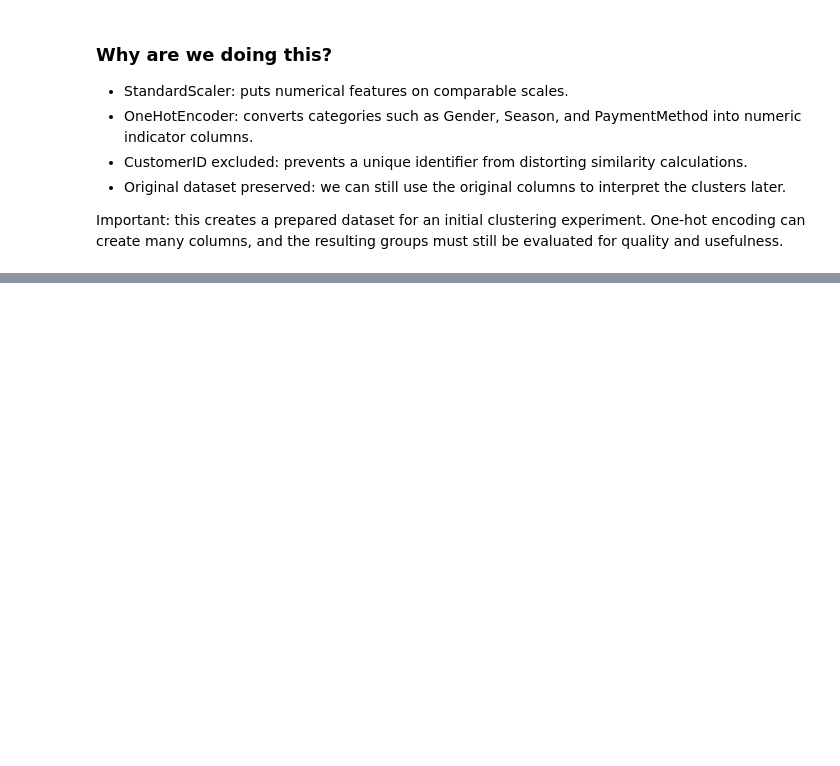
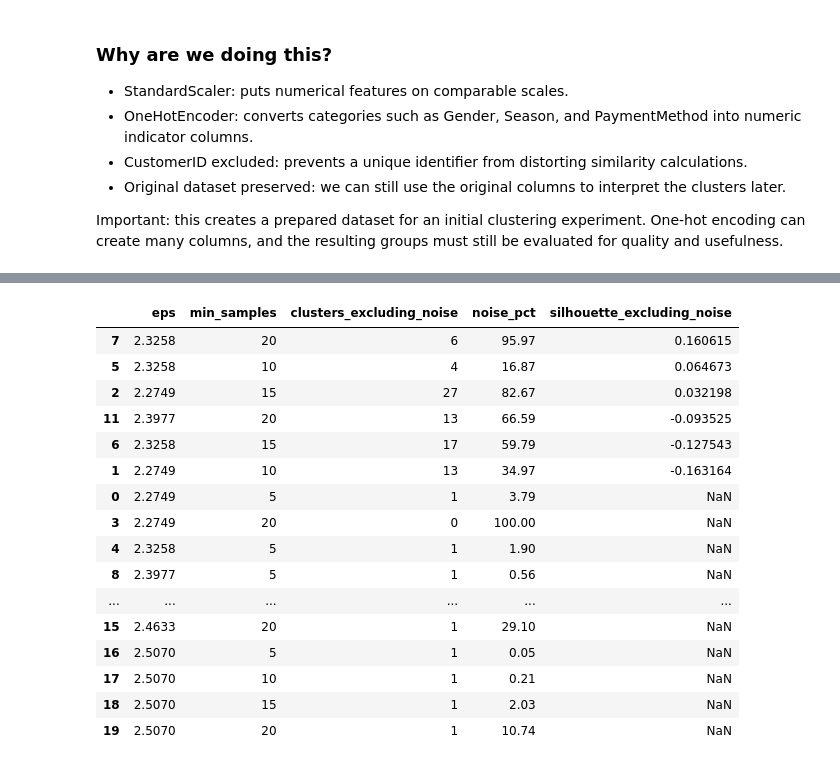
Before and after one commit to SadabAli/Customer-Sigmentation, a Jupyter notebook: EDA.ipynb, the cells around one changed output, grey strips where cells are left out. Drawn from its saved outputs; the diff is of its cells as text; code cells hidden in the pictures; blank space fills up the shorter version.

```diff
--- a/EDA.ipynb
+++ b/EDA.ipynb
@@ -726,0 +770,76 @@ Important: this creates a prepared dataset for an initial clustering experiment.
+# %%
+
+# Candidate eps values based on the k-distance distribution
+eps_values = [
+    float(np.quantile(k_distances, q))
+    for q in [0.70, 0.80, 0.90, 0.95, 0.98]
+]
+
+min_samples_values = [5, 10, 15, 20]
+
+results = []
+
+for eps in eps_values:
+    for min_samples in min_samples_values:
+
+        model = DBSCAN(
+            eps=eps,
+            min_samples=min_samples,
+            metric="euclidean"
+        )
+
+        labels = model.fit_predict(X_dbscan)
+
+        # -1 represents noise, not a regular cluster
+        non_noise = labels != -1
+        cluster_labels = set(labels[non_noise])
+        n_clusters = len(cluster_labels)
+        noise_pct = (~non_noise).mean() * 100
+
+        score = np.nan
+        n_non_noise = non_noise.sum()
+
+        # Silhouette is meaningful only with 2+ non-noise clusters
+        if n_clusters >= 2 and n_non_noise > n_clusters:
+            score = silhouette_score(
+                X_dbscan[non_noise],
+                labels[non_noise],
+                sample_size=min(1000, n_non_noise),
+                random_state=42
+            )
+
+        results.append({
+            "eps": round(eps, 4),
+            "min_samples": min_samples,
+            "clusters_excluding_noise": n_clusters,
+            "noise_pct": round(noise_pct, 2),
+            "silhouette_excluding_noise": score
+        })
+
+dbscan_results = pd.DataFrame(results)
+
+display(
+    dbscan_results.sort_values(
+        "silhouette_excluding_noise",
+        ascending=False,
+        na_position="last"
+    )
+)
+# %% [output]
+|  | eps | min_samples | clusters_excluding_noise | noise_pct | silhouette_excluding_noise |
+| 7 | 2.3258 | 20 | 6 | 95.97 | 0.160615 |
+| 5 | 2.3258 | 10 | 4 | 16.87 | 0.064673 |
+| 2 | 2.2749 | 15 | 27 | 82.67 | 0.032198 |
+| 11 | 2.3977 | 20 | 13 | 66.59 | -0.093525 |
+| 6 | 2.3258 | 15 | 17 | 59.79 | -0.127543 |
+| 1 | 2.2749 | 10 | 13 | 34.97 | -0.163164 |
+| 0 | 2.2749 | 5 | 1 | 3.79 | NaN |
+| 3 | 2.2749 | 20 | 0 | 100.00 | NaN |
+| 4 | 2.3258 | 5 | 1 | 1.90 | NaN |
+| 8 | 2.3977 | 5 | 1 | 0.56 | NaN |
+| ... | ... | ... | ... | ... | ... |
+| 15 | 2.4633 | 20 | 1 | 29.10 | NaN |
+| 16 | 2.5070 | 5 | 1 | 0.05 | NaN |
+| 17 | 2.5070 | 10 | 1 | 0.21 | NaN |
+| 18 | 2.5070 | 15 | 1 | 2.03 | NaN |
+| 19 | 2.5070 | 20 | 1 | 10.74 | NaN |
```
Also changed, not shown: parts of 5 cells of this notebook, 3 other files.
